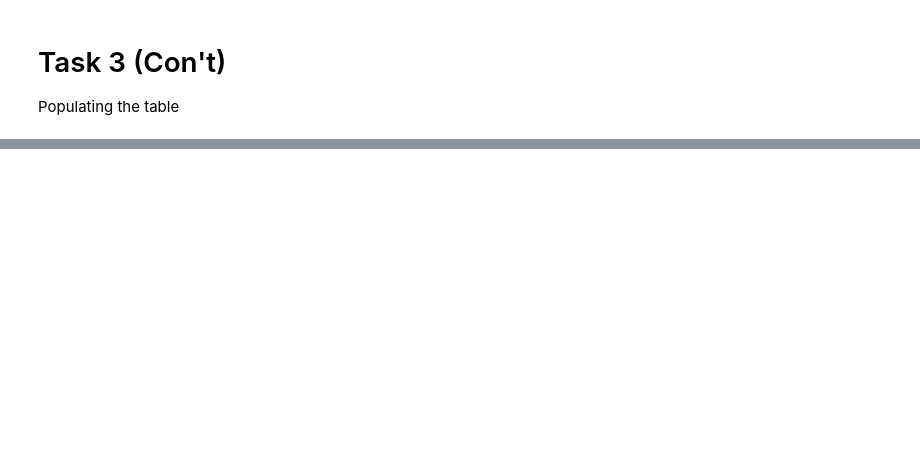
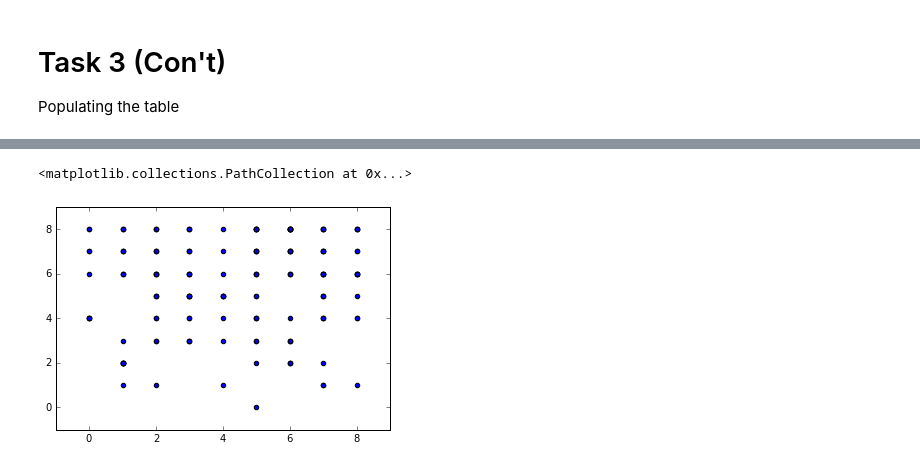
Before and after one commit to kbl4ew/Python_For_Data_Science, a Jupyter notebook: Kevin/Homework6/Homework6.ipynb, the cells around one changed output, grey strips where cells are left out. Cells and saved outputs as stored; diff of their text form; code cells hidden in the pictures; blank space fills up the shorter version.

```diff
--- a/Kevin/Homework6/Homework6.ipynb
+++ b/Kevin/Homework6/Homework6.ipynb
@@ -482,0 +746,5 @@ KATL
+# %%
+plt.scatter(DF_KATL[' CloudCover'], DF_KORD[' CloudCover'])
+# %% [output]
+<matplotlib.collections.PathCollection at 0x...>
+[figure, added]
```
Also changed, not shown: parts of 41 cells of this notebook, 2 other files.
